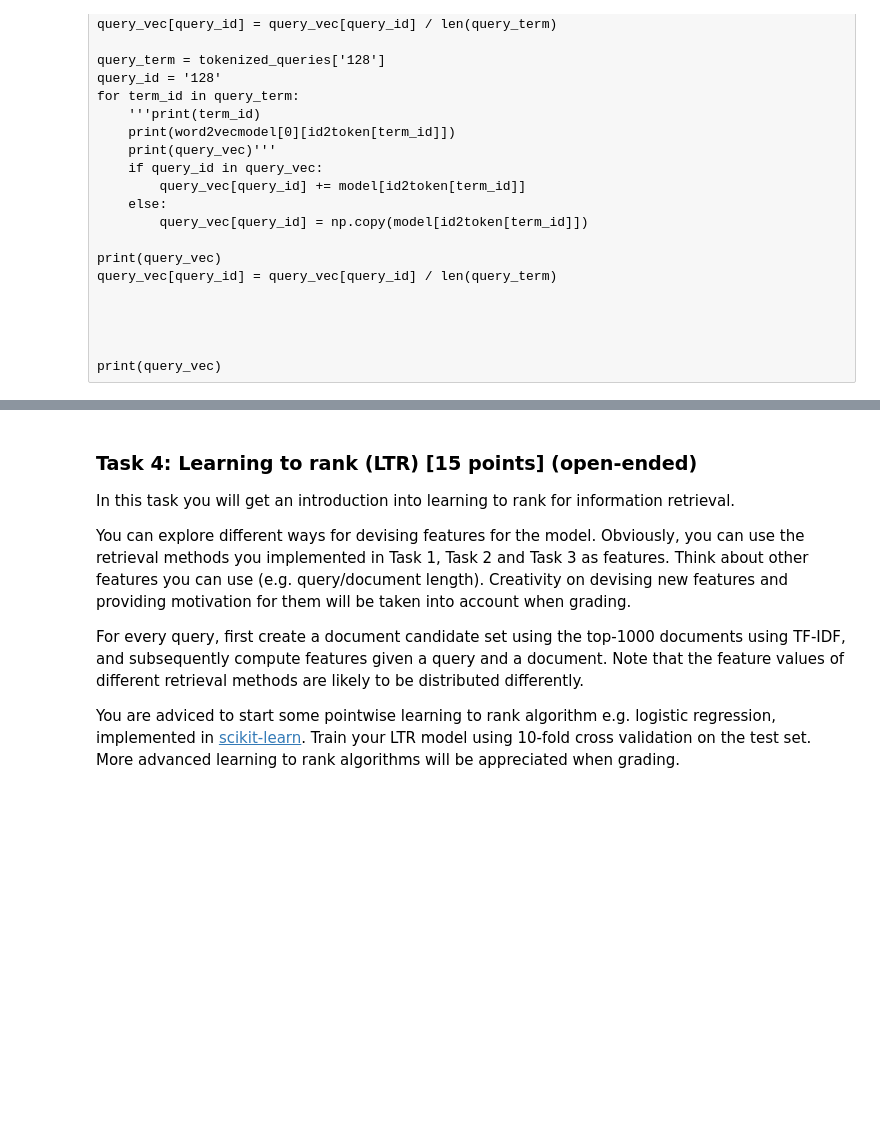
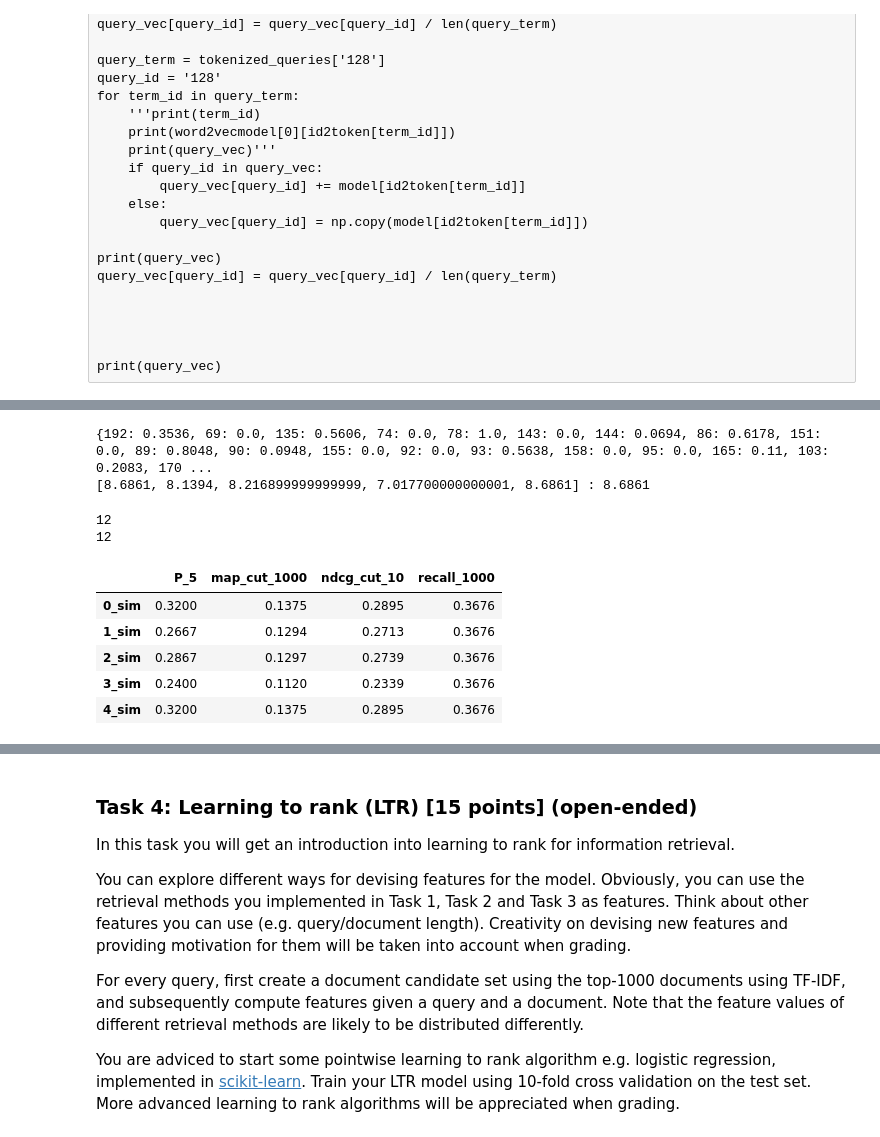
Before and after one commit to mbakhtiariz/IR1, a Jupyter notebook: HW2/word2vec.ipynb, the cells around one changed output, grey strips where cells are left out. Drawn from its saved outputs; the diff is of its cells as text; code cells hidden in the pictures; blank space fills up the shorter version.

```diff
--- a/HW2/word2vec.ipynb
+++ b/HW2/word2vec.ipynb
@@ -769,0 +861,33 @@ generate_word2vec_similarity_file(top1000_tfidf,top_docs_set,model_path,model_nu
+# %%
+#['ndcg_cut_10', 'map_cut_1000', 'recall_1000', 'P_5']
+#['4_sim', '3_sim', '2_sim', '0_sim', '1_sim']
+print(eval_dict['ndcg_cut_10']['0_sim'])
+s0_ndcg = sum(eval_dict['ndcg_cut_10']['0_sim'].values())
+s1_ndcg = sum(eval_dict['ndcg_cut_10']['1_sim'].values())
+s2_ndcg = sum(eval_dict['ndcg_cut_10']['2_sim'].values())
+s3_ndcg = sum(eval_dict['ndcg_cut_10']['3_sim'].values())
+s4_ndcg = sum(eval_dict['ndcg_cut_10']['4_sim'].values())
+ndcg_sum = [s0_ndcg,s1_ndcg, s2_ndcg,s3_ndcg ,s4_ndcg]
+
+print(ndcg_sum, ":", max(ndcg_sum))
+# %% [output]
+{192: 0.3536, 69: 0.0, 135: 0.5606, 74: 0.0, 78: 1.0, 143: 0.0, 144: 0.0694, 86: 0.6178, 151: 0.0, 89: 0.8048, 90: 0.0948, 155: 0.0, 92: 0.0, 93: 0.5638, 158: 0.0, 95: 0.0, 165: 0.11, 103: 0.2083, 170 ...
+[8.6861, 8.1394, 8.216899999999999, 7.017700000000001, 8.6861] : 8.6861
+# %%
+print(Counter(eval_dict['ndcg_cut_10']['0_sim'].values())[0.0])
+print(Counter(eval_dict['ndcg_cut_10']['4_sim'].values())[0.0])
+# %% [output]
+12
+12
+# %%
+import pandas as pd
+
+means_df = pd.DataFrame.from_dict(means)
+means_df
+# %% [output]
+|  | P_5 | map_cut_1000 | ndcg_cut_10 | recall_1000 |
+| 0_sim | 0.3200 | 0.1375 | 0.2895 | 0.3676 |
+| 1_sim | 0.2667 | 0.1294 | 0.2713 | 0.3676 |
+| 2_sim | 0.2867 | 0.1297 | 0.2739 | 0.3676 |
+| 3_sim | 0.2400 | 0.1120 | 0.2339 | 0.3676 |
+| 4_sim | 0.3200 | 0.1375 | 0.2895 | 0.3676 |
```
Also changed, not shown: parts of 12 cells of this notebook.
